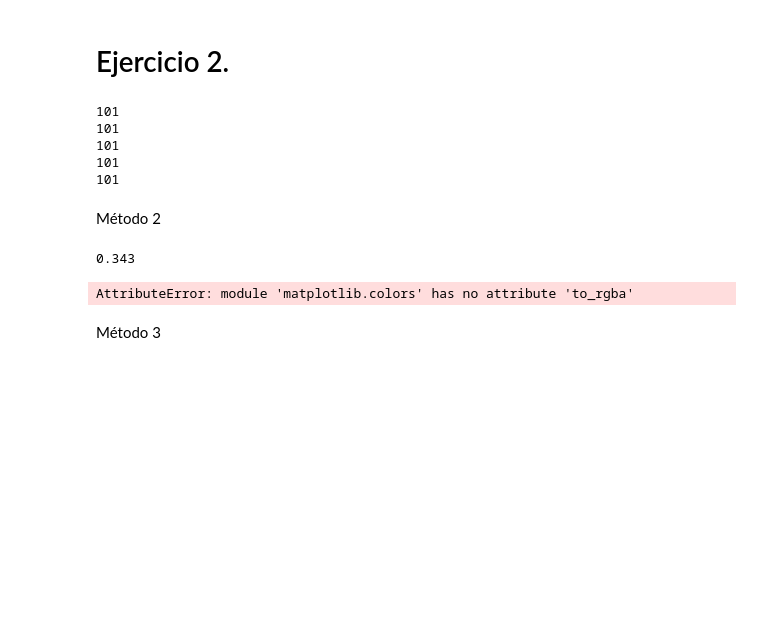
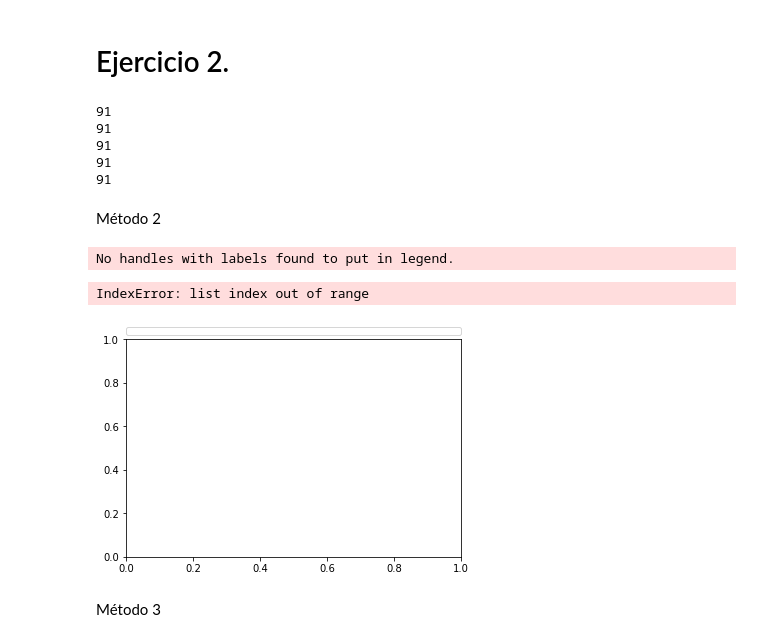
Before and after one commit to Luciousboy/computacional, a Jupyter notebook: graficador.ipynb, the cells around one changed output. Drawn from its saved outputs; the diff is of its cells as text; code cells hidden in the pictures; blank space fills up the shorter version.

```diff
--- a/graficador.ipynb
+++ b/graficador.ipynb
@@ -76,7 +121,7 @@ percola_tot=[];
 ns_total = [];
 
 for j,l in enumerate(L):
-    with open ('Tablas_L='+l+'.txt', 'r') as myfile:
+    with open (myFolder+'/datos_ejercicios/Tablas_L='+l+'.txt', 'r') as myfile:
         probabilidad_L = [];
         fz_percolante_L =[];
         percola_L = [];
@@ -102,50 +147,54 @@ for j,l in enumerate(L):
     ns_total.append(ns_L);
     myfile.close()
 # %% [output]
-101
-101
-101
-101
-101
+91
+91
+91
+91
+91
 # %% [markdown]
 Método 2
-# %%
-print(np.median(percola_tot[0]))
-# %% [output]
-0.343
 # %%
 #grafiquemos
 #promedio para cada L
-mediana_l=[];
-pc_l=[];
+#grafiquemos
+#promedio para cada L
+with open (myFolder+'/datos_ej2/Ej2y3_L='+l+'.txt', 'r') as mf:
+        myfile=mf.read()
+        datos = [float(i) for i in myfile.split(' ')[:-3] if i.strip()];
 name1='FpvsP'
 
 plt.figure()
+plt.legend(bbox_to_anchor=(0., 1.02, 1., .102), loc=3,
+           ncol=2, mode="expand", borderaxespad=0.)
+PC=[]
+arg_p=[]
+error=[]
 for i,l in enumerate(L):
-    ls=[];
-    #para encontrar la media
-    mediana_l.append(np.median(percola_tot[i]));
-    #armo una lista con las posiciones cuyo error respecto de la mediana sea menor del 10%
-    indice_pc_l = [k for k,x in enumerate(percola_tot[i]) if abs(mediana_l[i]-x)<0.01];
-
-    for k,e in enumerate(indice_pc_l):
-        ls.append(prob_total[i][indice_pc_l[k]]);#me armo una lista con los valores de mis probas en esas posiciones
-
-    pc_l.append(np.mean(ls)) #y las promedio
-    plt.scatter(prob_total[i],percola_tot[i]);
+    k=0
+    while percola_tot[i][k]<0.5:
+        k+=1
+    pc=(prob_total[i][k-1]+prob_total[i][k])/2
+    PC.append(pc)
+    arg_p.append(k)
+    error.append((prob_total[i][k]-prob_total[i][k-1])/2)
+    plt.scatter(prob_total[i],percola_tot[i],s=5,label="L="+l);
+    plt.axvline(pc, linestyle='--',linewidth=1)
 
 #busco en esa lista todas las posiciones posibles para un pc y las promedio
 #x=list(range(0,1));
+plt.legend(bbox_to_anchor=(1.05, 1), loc=2, borderaxespad=0.)
 plt.axhline(0.5, linestyle='--')
-plt.axvline(0.5, linestyle='--')
 
 plt.xlabel('P')
 plt.ylabel('F(P)')
 #plt.legend('P_{c}=',pc)
 plt.savefig(name1+'_'+l+'.png')
 plt.show()
 
-print('los p criticos son:', pc_l)
-print('y sus medianas:', mediana_l)
+print('los p criticos son:', PC)
+print('y sus errores:', error)
 # %% [output]
-AttributeError: module 'matplotlib.colors' has no attribute 'to_rgba'
+No handles with labels found to put in legend.
+IndexError: list index out of range
+[figure, added]
```
Also changed, not shown: parts of 24 cells of this notebook, 16 other files.
